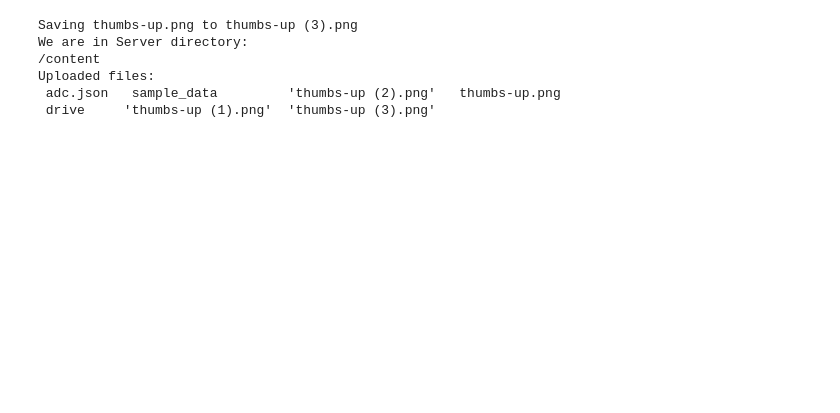
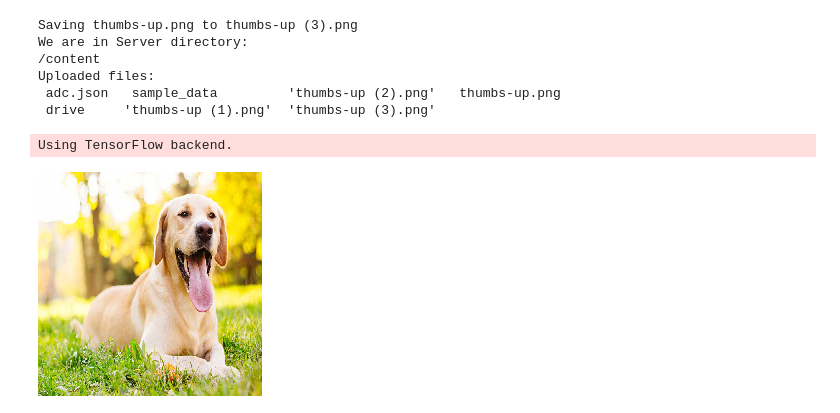
Before and after one commit to ml2-picme/PicMe, a Jupyter notebook: prototyping/Using_Google_Drive.ipynb, the cells around one changed output. Drawn from its saved outputs; the diff is of its cells as text; code cells hidden in the pictures; blank space fills up the shorter version.

Commit message:
Added load_image method to show an example file

```diff
--- a/prototyping/Using_Google_Drive.ipynb
+++ b/prototyping/Using_Google_Drive.ipynb
@@ -98,3 +98,11 @@ We are in Server directory:
 Uploaded files:
  adc.json   sample_data         'thumbs-up (2).png'   thumbs-up.png
  drive     'thumbs-up (1).png'  'thumbs-up (3).png'
+# %%
+# Show a File
+from keras.preprocessing.image import load_img, img_to_array
+
+load_img("/root/data/test/hund.jpg", target_size=(224,224))
+# %% [output]
+Using TensorFlow backend.
+[figure, added]
```
